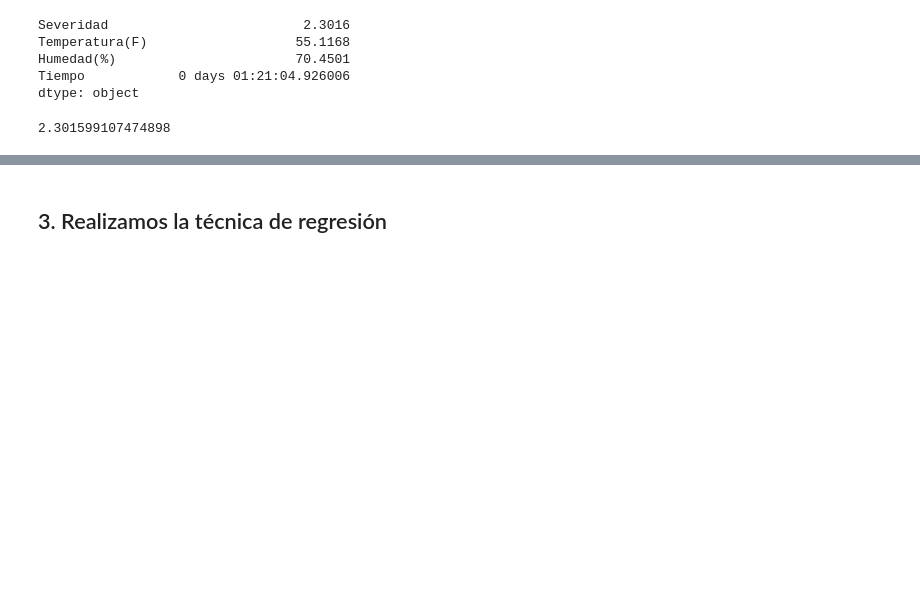
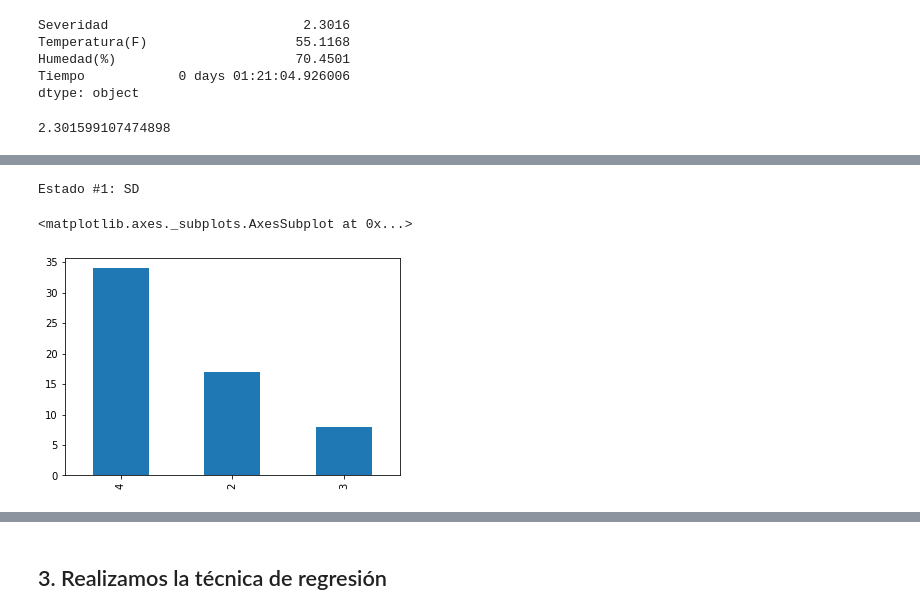
Before and after one commit to ProyectoFinalMineria/BaseDatos, a Jupyter notebook: BD US acc.ipynb, the cells around one changed output, grey strips where cells are left out. Cells and saved outputs as stored; diff of their text form; code cells hidden in the pictures; blank space fills up the shorter version.

```diff
--- a/BD US acc.ipynb
+++ b/BD US acc.ipynb
@@ -426,0 +434,7 @@ Tambien usamos la función describe para observar los mínimos, máximos y demá
+# %%
+severidad=pd.DataFrame({'Estado':edo[0],'Media':sev[0]})
+edo2=base[1].Estado.tolist()
+edo2[0]
+severidad1=severidad.append({'Estado':edo2[0],'Media':sev[1]},ignore_index=True)
+severidad.head()
+severidad1.head()
@@ -426,0 +445,17 @@ Tambien usamos la función describe para observar los mínimos, máximos y demá
+# %%
+sev=[]
+edo=[]
+for pos in range(len(base)):
+    sev.append(base[pos].Severidad.mean())
+    edo.append(base[pos].Estado.head(1))
+
+#print("severidad: ",sev, len(sev))
+#print("ESTADO: ",edo,len(edo))
+
+severidad=pd.DataFrame({'Estado':edo[0],'Media':sev[0]})
+for rien in range(len(base)):
+    if rien != 0:
+        edo2=base[rien].Estado.tolist()
+        severidad=severidad.append({'Estado':edo2[0],'Media':sev[rien]},ignore_index=True)
+
+severidad
@@ -426,0 +517,7 @@ Tambien usamos la función describe para observar los mínimos, máximos y demá
+# %%
+print("Estado #1:", severidad.Estado[48])
+base[48]['Severidad'].value_counts().plot.bar()
+# %% [output]
+Estado #1: SD
+<matplotlib.axes._subplots.AxesSubplot at 0x...>
+[figure, added]
```
Also changed, not shown: parts of 47 cells of this notebook.
